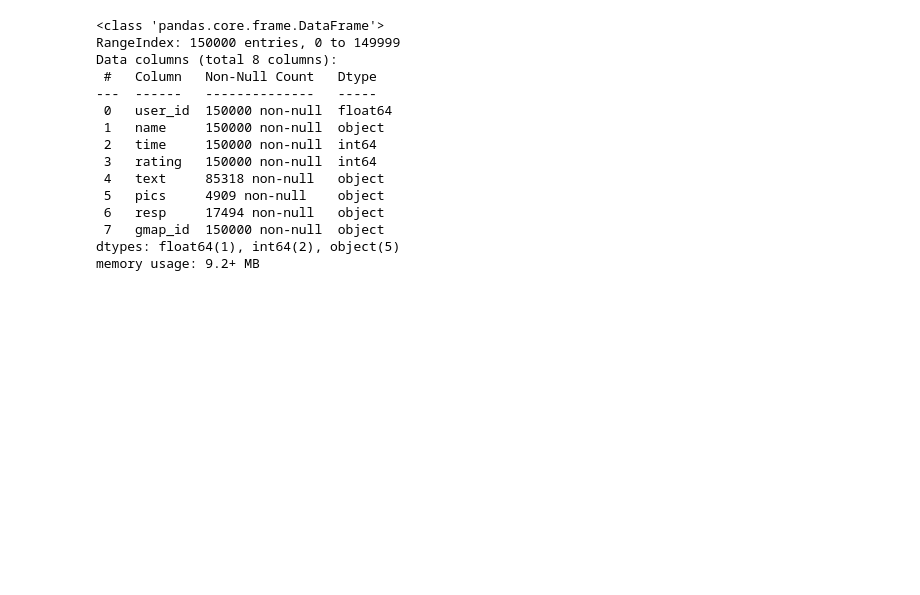
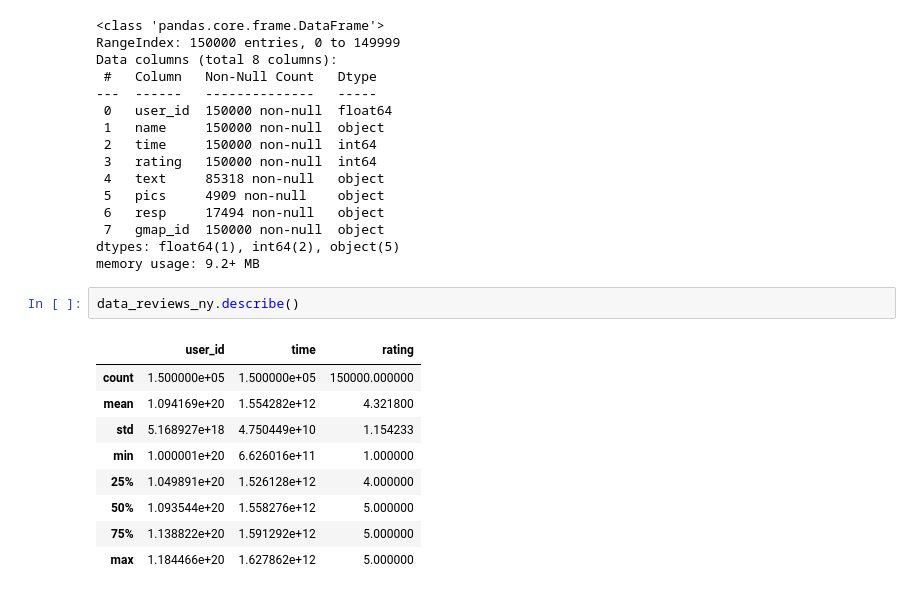
Before and after one commit to DaAnMaGi/DS_ProjectFinal_Copia, a Jupyter notebook: Exploración/EDA.ipynb, the cells around one changed output. Drawn from its saved outputs; the diff is of its cells as text; blank space fills up the shorter version.

Commit message:
Apertura de archivos de google.
Exploración inicial de los archivos de Google descargados para la muestra, conociendo su composición inicial y los tipos de datos que encontramos en los data sets.

```diff
--- a/Exploración/EDA.ipynb
+++ b/Exploración/EDA.ipynb
@@ -91,3 +91,15 @@ Data columns (total 8 columns):
  7   gmap_id  150000 non-null  object
 dtypes: float64(1), int64(2), object(5)
 memory usage: 9.2+ MB
+# %%
+data_reviews_ny.describe()
+# %% [output]
+|  | user_id | time | rating |
+| count | 1.500000e+05 | 1.500000e+05 | 150000.000000 |
+| mean | 1.094169e+20 | 1.554282e+12 | 4.321800 |
+| std | 5.168927e+18 | 4.750449e+10 | 1.154233 |
+| min | 1.000001e+20 | 6.626016e+11 | 1.000000 |
+| 25% | 1.049891e+20 | 1.526128e+12 | 4.000000 |
+| 50% | 1.093544e+20 | 1.558276e+12 | 5.000000 |
+| 75% | 1.138822e+20 | 1.591292e+12 | 5.000000 |
+| max | 1.184466e+20 | 1.627862e+12 | 5.000000 |
```
Also changed, not shown: parts of 12 cells of this notebook.
